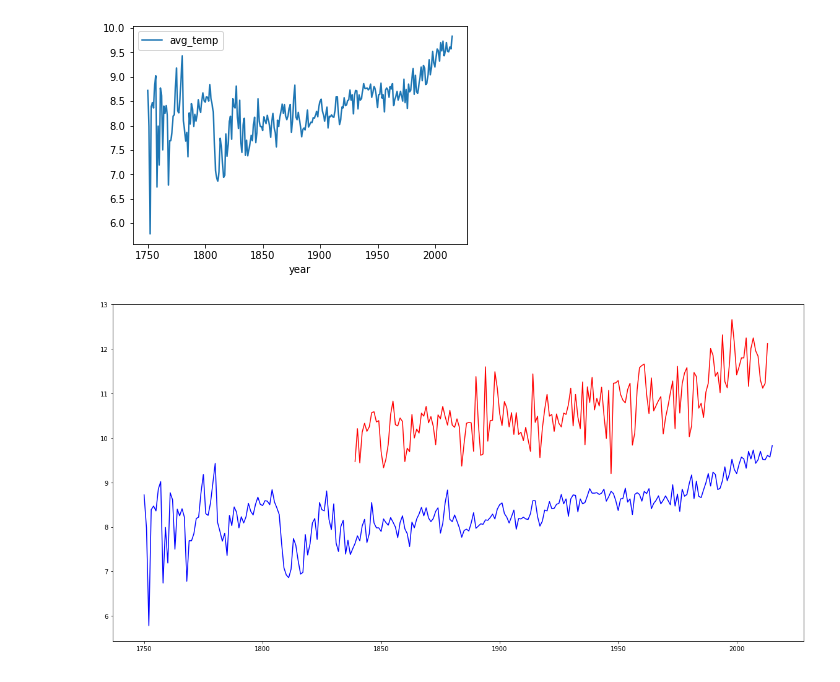
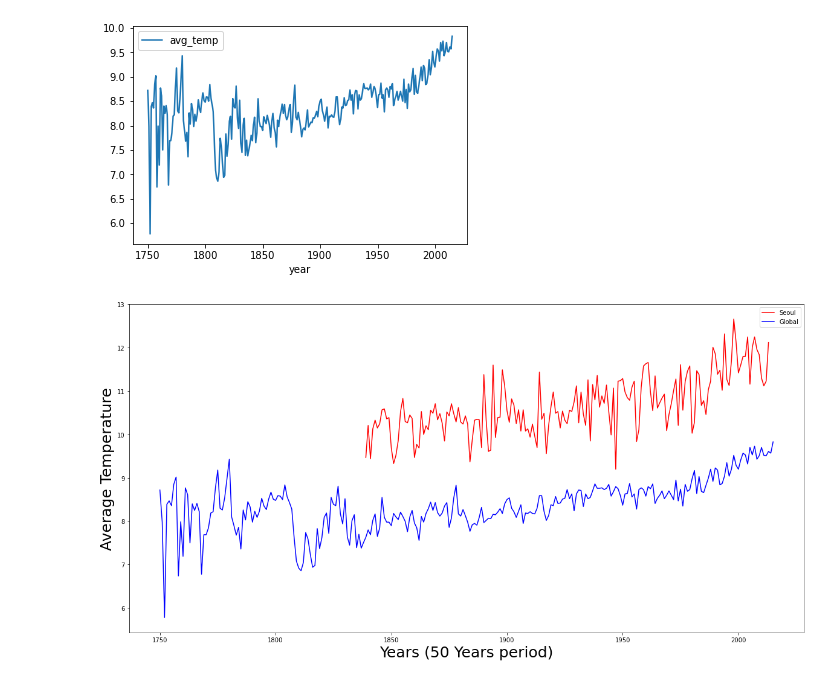
Before and after one commit to HunterKane/Udacity-Data-Analysis-Project-1---Weather-Trends-, a Jupyter notebook: Project 1 - Weather Trends .ipynb, the cells around one changed output. Cells and saved outputs as stored; diff of their text form; code cells hidden in the pictures.

Commit message:
Updated Data

```diff
--- a/Project 1 - Weather Trends .ipynb
+++ b/Project 1 - Weather Trends .ipynb
@@ -43,10 +43,15 @@ global_temp.plot.line(x = 'year', y ='avg_temp')
 <AxesSubplot:xlabel='year'>
 [figure]
 # %%
+# Combine the data together to get a better analysis of the temp data
+
 from matplotlib import pyplot as plt
 plt.figure(figsize=(20,10))
 plt.plot( 'year', 'avg_temp', data=seoul_temp, color='red')
 plt.plot( 'year', 'avg_temp', data=global_temp, color='blue')
+plt.xlabel('Years (50 Years period)', fontsize = 25)
+plt.ylabel('Average Temperature', fontsize = 25)
+plt.legend(['Seoul', 'Global'])
 plt.show()
 # %% [output]
-[figure, old version]
+[figure, new version]
```
